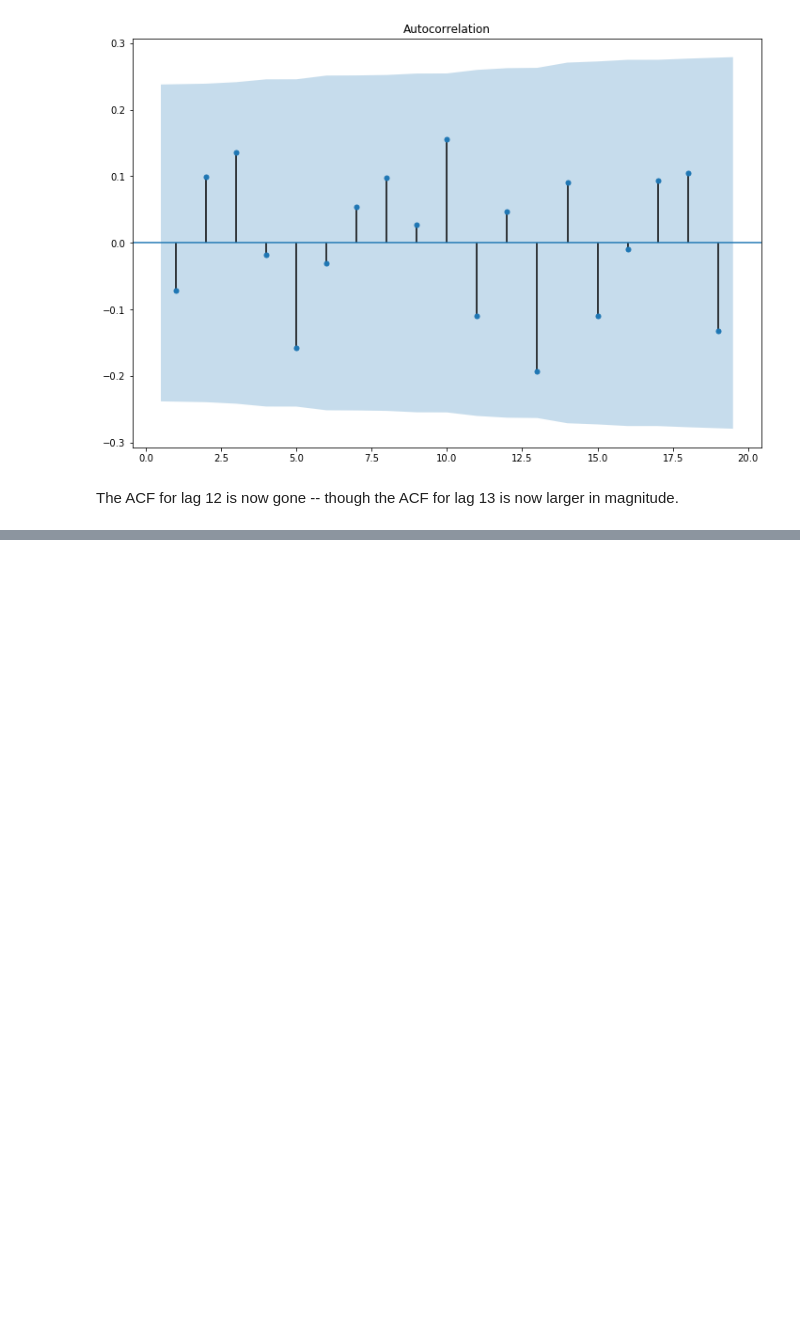
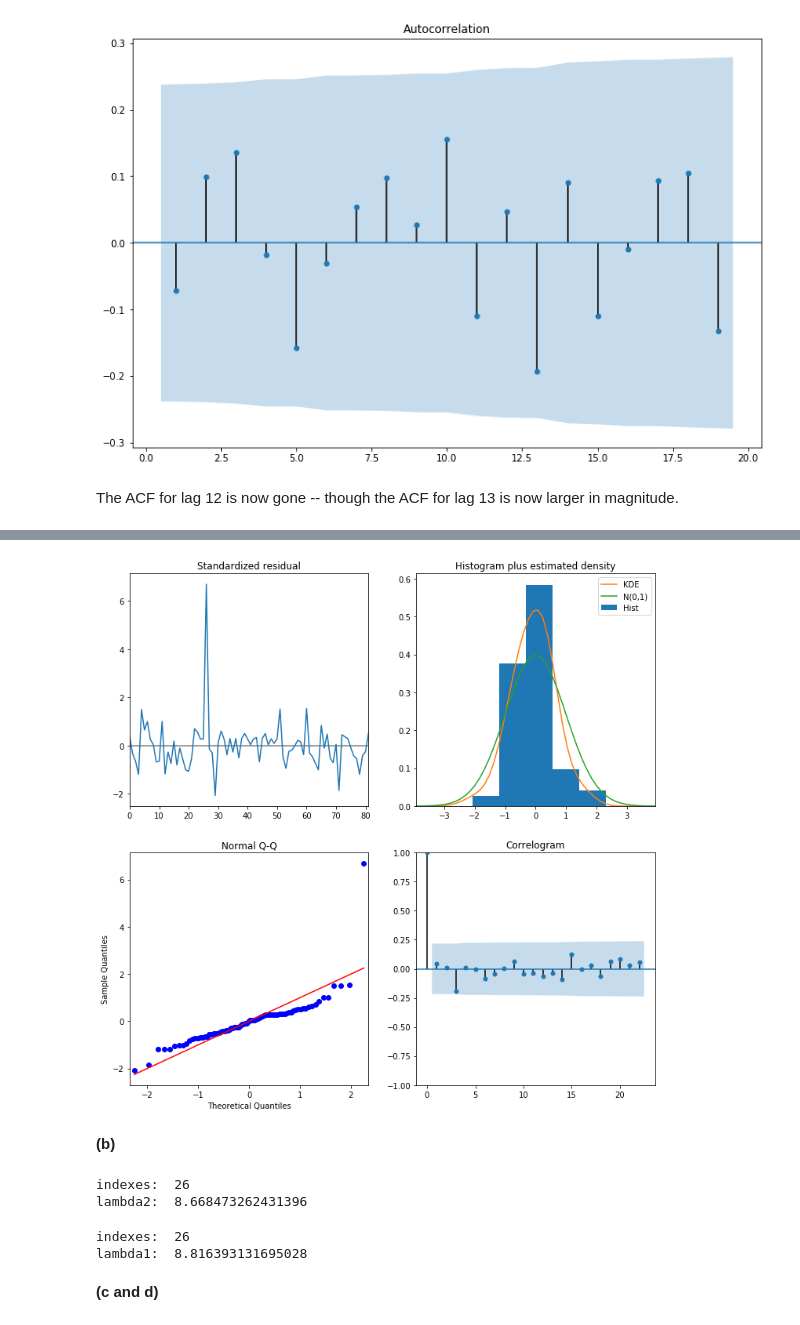
Before and after one commit to telmo-correa/time-series-analysis, a Jupyter notebook: Python/Chapter 11 (Ex 11 - 20) - Time Series Regression Models.ipynb, the cells around one changed output, grey strips where cells are left out. Drawn from its saved outputs; the diff is of its cells as text; code cells hidden in the pictures; blank space fills up the shorter version.

```diff
--- a/Python/Chapter 11 (Ex 11 - 20) - Time Series Regression Models.ipynb
+++ b/Python/Chapter 11 (Ex 11 - 20) - Time Series Regression Models.ipynb
@@ -328,0 +371,2 @@ The ACF for lag 12 is now gone -- though the ACF for lag 13 is now larger in mag
+# %%
+Y = pd.read_csv('../data/deere1.dat')['deere1']
@@ -328,0 +375,3 @@ The ACF for lag 12 is now gone -- though the ACF for lag 13 is now larger in mag
+# %%
+model = ARIMA(Y, order=(2, 0, 0)).fit()
+print(model.summary())
@@ -328,0 +396,31 @@ The ACF for lag 12 is now gone -- though the ACF for lag 13 is now larger in mag
+# %%
+model.plot_diagnostics(figsize=(12, 12), lags=22)
+plt.show()
+# %% [output]
+[figure, added]
+# %% [markdown]
+**(b)**
+# %%
+lambda2, ind = detectAO(model)
+
+if ind.size > 0:
+    print('indexes: ', ind)
+    print('lambda2: ', lambda2)
+else:
+    print("No AO detected")
+# %% [output]
+indexes:  26
+lambda2:  8.668473262431396
+# %%
+lambda2, ind = detectIO(model)
+
+if ind.size > 0:
+    print('indexes: ', ind)
+    print('lambda1: ', lambda2)
+else:
+    print("No IO detected")
+# %% [output]
+indexes:  26
+lambda1:  8.816393131695028
+# %% [markdown]
+**(c and d)**
```
Also changed, not shown: parts of 41 cells of this notebook, 1 other file.
